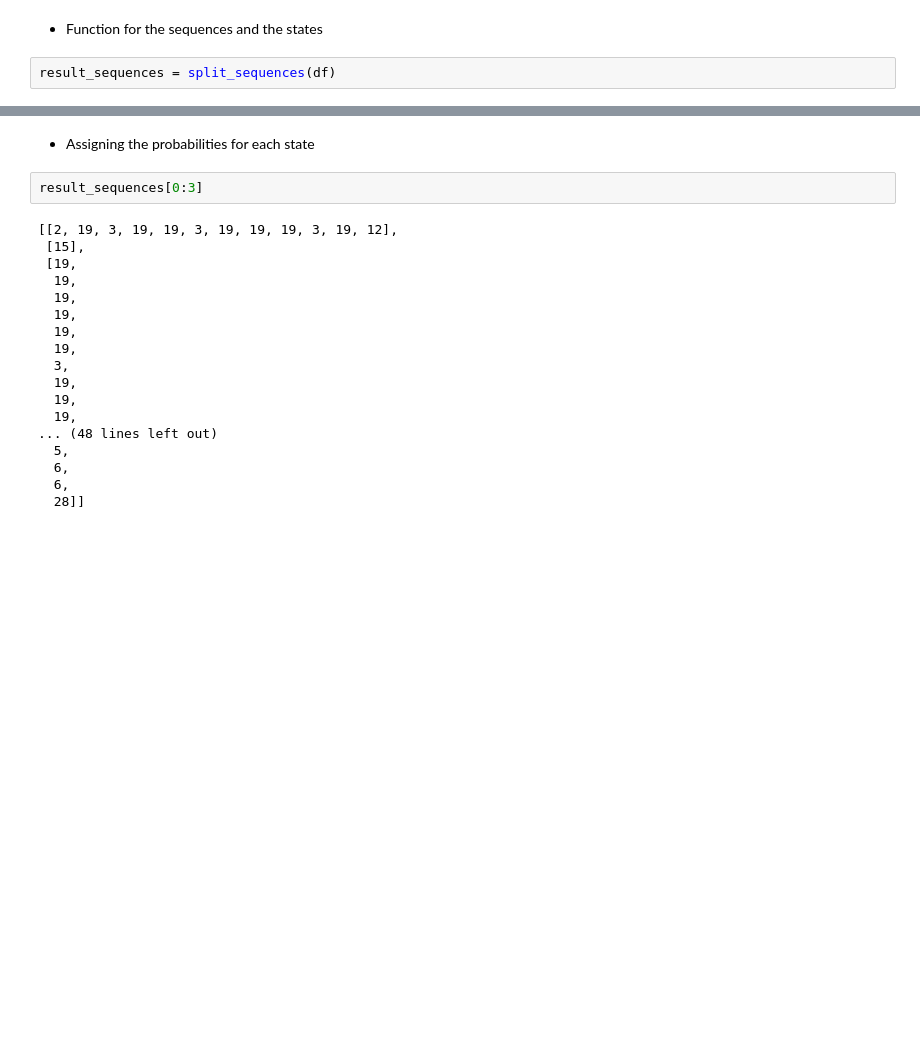
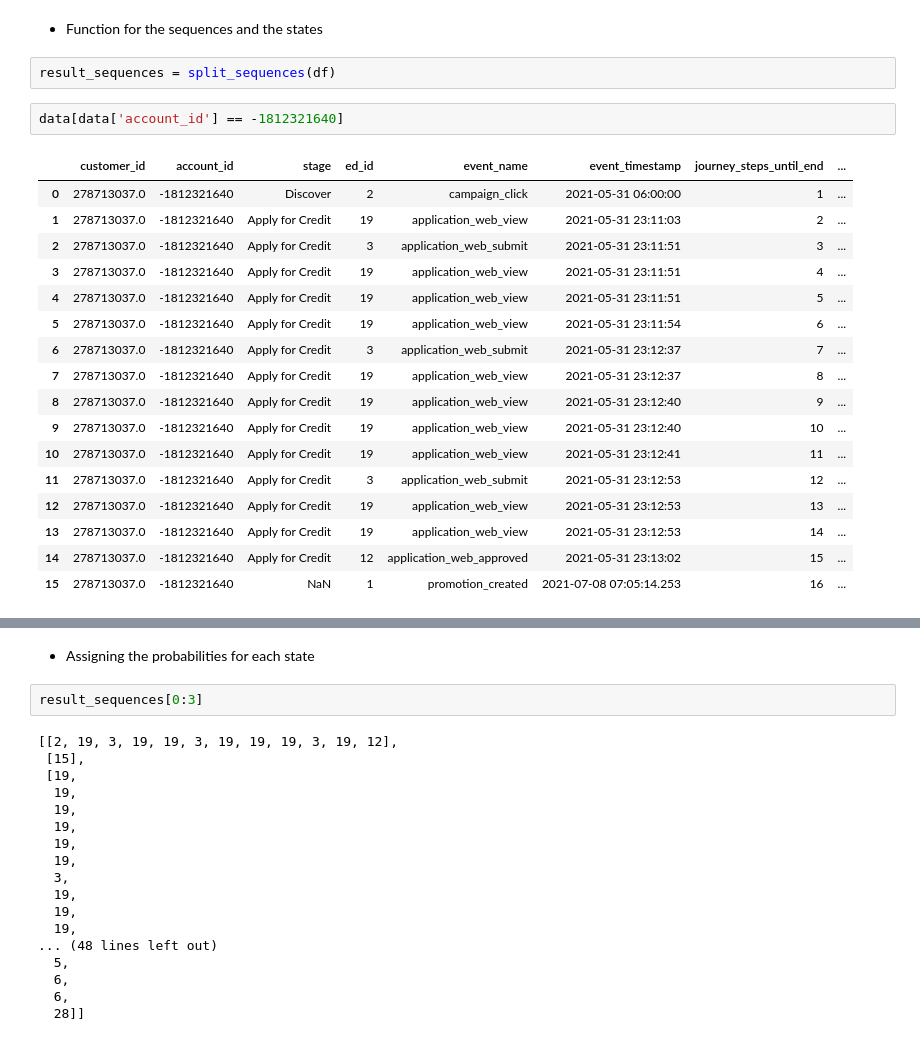
Before and after one commit to taroii/STATSM148, a Jupyter notebook: Python-Files/Model-Axel.ipynb, the cells around one changed output, grey strips where cells are left out. Saved outputs shown, nothing was run; the diff lists cells and outputs as text; blank space fills up the shorter version.

```diff
--- a/Python-Files/Model-Axel.ipynb
+++ b/Python-Files/Model-Axel.ipynb
@@ -78,3 +78,23 @@ df.reset_index(drop=True, inplace=True)
 * Function for the sequences and the states
 # %%
 result_sequences = split_sequences(df)
+# %%
+data[data['account_id'] == -1812321640]
+# %% [output]
+|  | customer_id | account_id | stage | ed_id | event_name | event_timestamp | journey_steps_until_end | ... |
+| 0 | 278713037.0 | -1812321640 | Discover | 2 | campaign_click | 2021-05-31 06:00:00 | 1 | ... |
+| 1 | 278713037.0 | -1812321640 | Apply for Credit | 19 | application_web_view | 2021-05-31 23:11:03 | 2 | ... |
+| 2 | 278713037.0 | -1812321640 | Apply for Credit | 3 | application_web_submit | 2021-05-31 23:11:51 | 3 | ... |
+| 3 | 278713037.0 | -1812321640 | Apply for Credit | 19 | application_web_view | 2021-05-31 23:11:51 | 4 | ... |
+| 4 | 278713037.0 | -1812321640 | Apply for Credit | 19 | application_web_view | 2021-05-31 23:11:51 | 5 | ... |
+| 5 | 278713037.0 | -1812321640 | Apply for Credit | 19 | application_web_view | 2021-05-31 23:11:54 | 6 | ... |
+| 6 | 278713037.0 | -1812321640 | Apply for Credit | 3 | application_web_submit | 2021-05-31 23:12:37 | 7 | ... |
+| 7 | 278713037.0 | -1812321640 | Apply for Credit | 19 | application_web_view | 2021-05-31 23:12:37 | 8 | ... |
+| 8 | 278713037.0 | -1812321640 | Apply for Credit | 19 | application_web_view | 2021-05-31 23:12:40 | 9 | ... |
+| 9 | 278713037.0 | -1812321640 | Apply for Credit | 19 | application_web_view | 2021-05-31 23:12:40 | 10 | ... |
+| 10 | 278713037.0 | -1812321640 | Apply for Credit | 19 | application_web_view | 2021-05-31 23:12:41 | 11 | ... |
+| 11 | 278713037.0 | -1812321640 | Apply for Credit | 3 | application_web_submit | 2021-05-31 23:12:53 | 12 | ... |
+| 12 | 278713037.0 | -1812321640 | Apply for Credit | 19 | application_web_view | 2021-05-31 23:12:53 | 13 | ... |
+| 13 | 278713037.0 | -1812321640 | Apply for Credit | 19 | application_web_view | 2021-05-31 23:12:53 | 14 | ... |
+| 14 | 278713037.0 | -1812321640 | Apply for Credit | 12 | application_web_approved | 2021-05-31 23:13:02 | 15 | ... |
+| 15 | 278713037.0 | -1812321640 | NaN | 1 | promotion_created | 2021-07-08 07:05:14.253 | 16 | ... |
```
Also changed, not shown: parts of 6 cells of this notebook, 1 other file.
